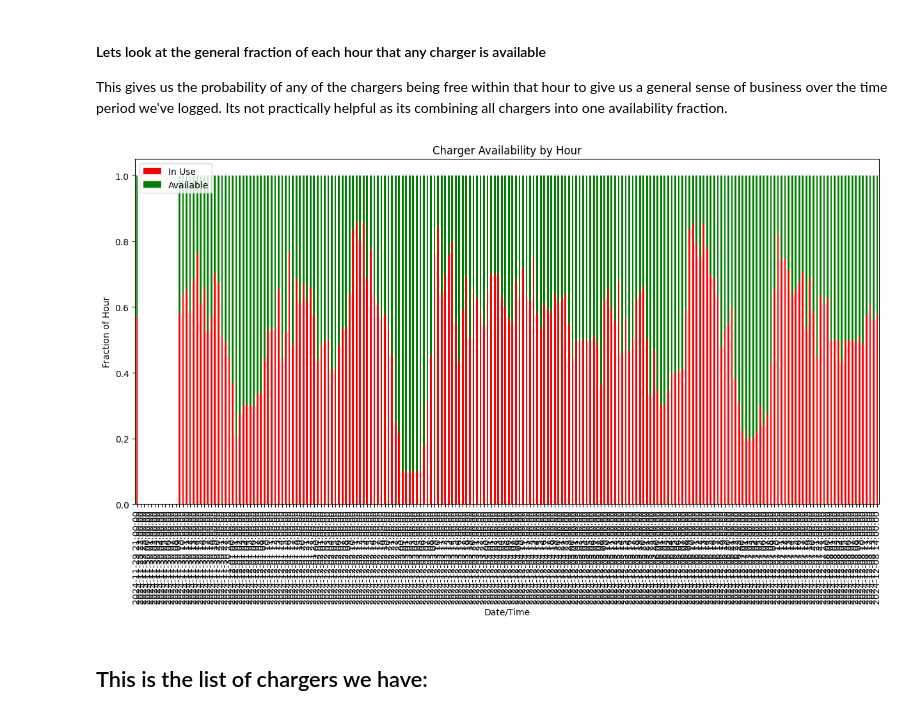
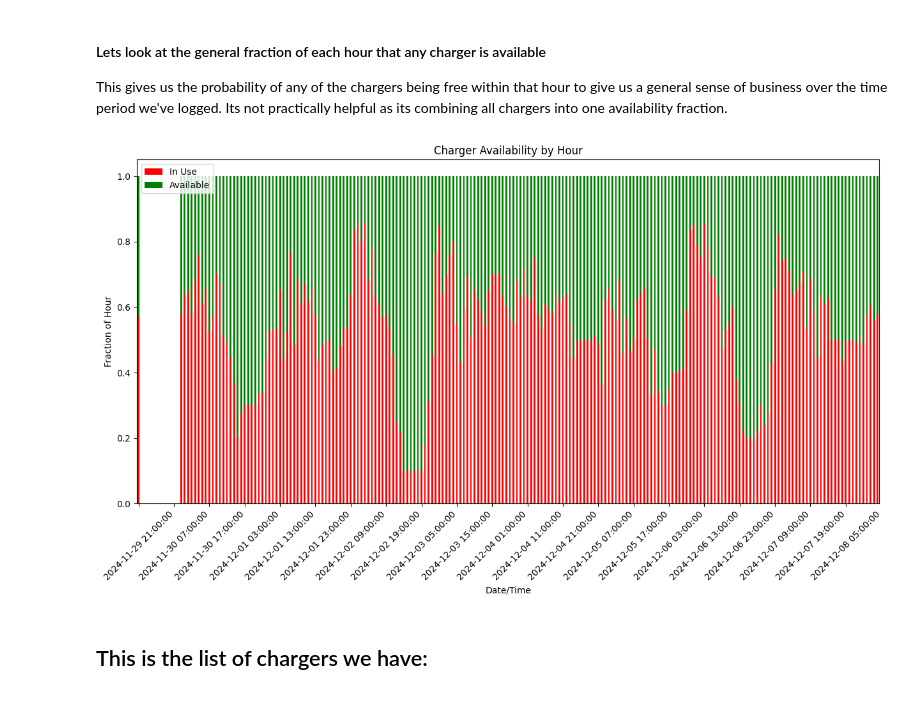
Before and after one commit to colinhickey/electric-circuit, a Jupyter notebook: usage_charts.ipynb, the cells around one changed output. Cells and saved outputs as stored; diff of their text form; code cells hidden in the pictures.

```diff
--- a/usage_charts.ipynb
+++ b/usage_charts.ipynb
@@ -24,31 +24,37 @@ This gives us the probability of any of the chargers being free within that hour
 # %%
 # Convert the timestamp to datetime
 df['timestamp'] = pd.to_datetime(df['timestamp'], format='ISO8601')
 
 # Drop rows with NaT values in the timestamp column
 df = df.dropna(subset=['timestamp'])
 
 # Create a new column to indicate whether the available count is 0 or greater than 0
 df['in_use'] = df['availableCount'] == 0
 
 # Resample the data by hour and calculate the fraction of time for each condition
-hourly_data = df.resample('H', on='timestamp').apply(lambda x: x['in_use'].mean())
+hourly_data = df.resample('h', on='timestamp').apply(lambda x: x['in_use'].mean())
 
 # Create a DataFrame for plotting
 plot_data = pd.DataFrame({
     'in_use': hourly_data,
     'available': 1 - hourly_data
 })
 
 # Plot the stacked bar chart
-plot_data.plot(kind='bar', stacked=True, figsize=(15, 7), color=['red', 'green'])
+ax = plot_data.plot(kind='bar', stacked=True, figsize=(15, 7), color=['red', 'green'])
 plt.xlabel('Date/Time')
 plt.ylabel('Fraction of Hour')
 plt.title('Charger Availability by Hour')
 plt.legend(['In Use', 'Available'])
+
+# Show every tenth tick label
+ticks = ax.get_xticks()
+ax.set_xticks(ticks[::10])
+ax.set_xticklabels(plot_data.index[::10], rotation=45)
+
 plt.show()
 # %% [output]
-[figure, old version]
+[figure, new version]
 # %% [markdown]
 ## This is the list of chargers we have:
 # %%
```
Also changed, not shown: parts of 14 cells of this notebook, 2 other files.
